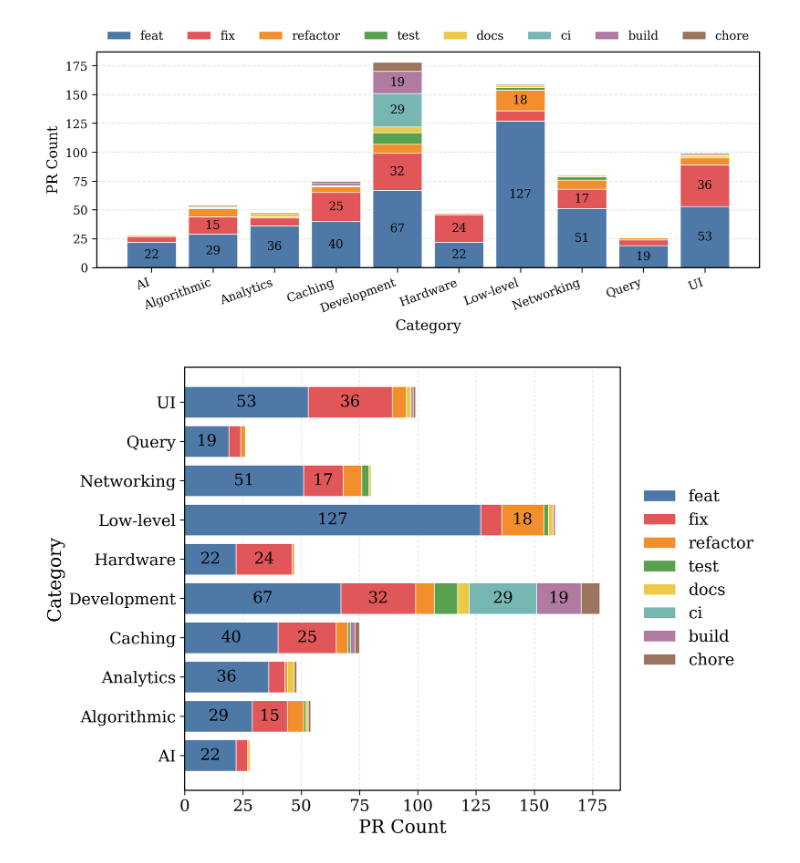
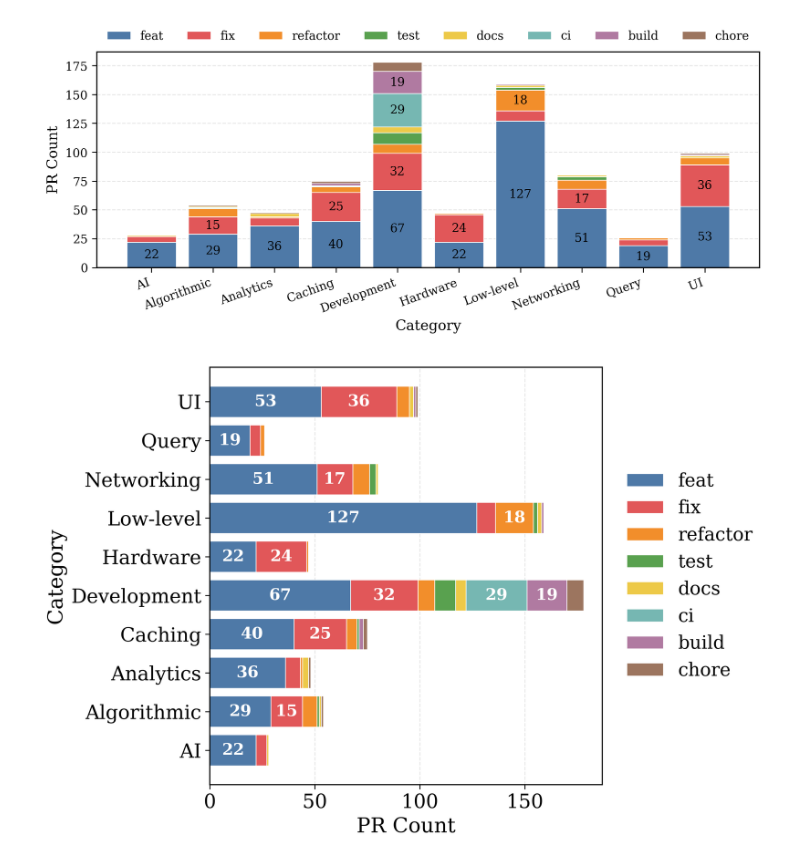
Before and after one commit to nahidul-opu/Analysis-of-Performance-Prs, a Jupyter notebook: RQ5.ipynb, the cells around one changed output. Saved outputs shown, nothing was run; the diff lists cells and outputs as text; code cells hidden in the pictures.

```diff
--- a/RQ5.ipynb
+++ b/RQ5.ipynb
@@ -399,43 +399,45 @@ for task in TASK_ORDER:
                 str(val),
                 ha="center",
                 va="center",
+                fontweight="bold",
+                color = "white",
                 fontsize=14
             )
 
     left += values
 
 
-ax.set_ylabel("Category", fontsize=16)
-ax.set_xlabel("PR Count", fontsize=16)
+ax.set_ylabel("Category", fontsize=18)
+ax.set_xlabel("PR Count", fontsize=18)
 
 ax.set_yticks(y)
-ax.set_yticklabels(categories, fontsize=14)
+ax.set_yticklabels(categories, fontsize=17)
 
-ax.tick_params(axis='x', labelsize=14)
+ax.tick_params(axis='x', labelsize=17)
 
 ax.xaxis.grid(True, linestyle="--", alpha=0.3)
 ax.set_axisbelow(True)
 
 # Force legend order to match TASK_ORDER
 handles, labels = ax.get_legend_handles_labels()
 
 label_to_handle = dict(zip(labels, handles))
 
 ordered_handles = [label_to_handle[task] for task in TASK_ORDER]
 ordered_labels = TASK_ORDER
 
 ax.legend(
     ordered_handles,
     ordered_labels,
     ncol=1,
     loc="center left",
     bbox_to_anchor=(1.02, 0.5),
     frameon=False,
-    fontsize=14
+    fontsize=16
 )
 
 plt.tight_layout()
 plt.savefig("./Outputs/Figures/RQ5_PR_Tasks_per_Category_Breakdown.pdf", format="pdf", dpi=300)
 plt.show()
 # %% [output]
-[figure, old version]
+[figure, new version]
```
Also changed, not shown: 12 other files.
